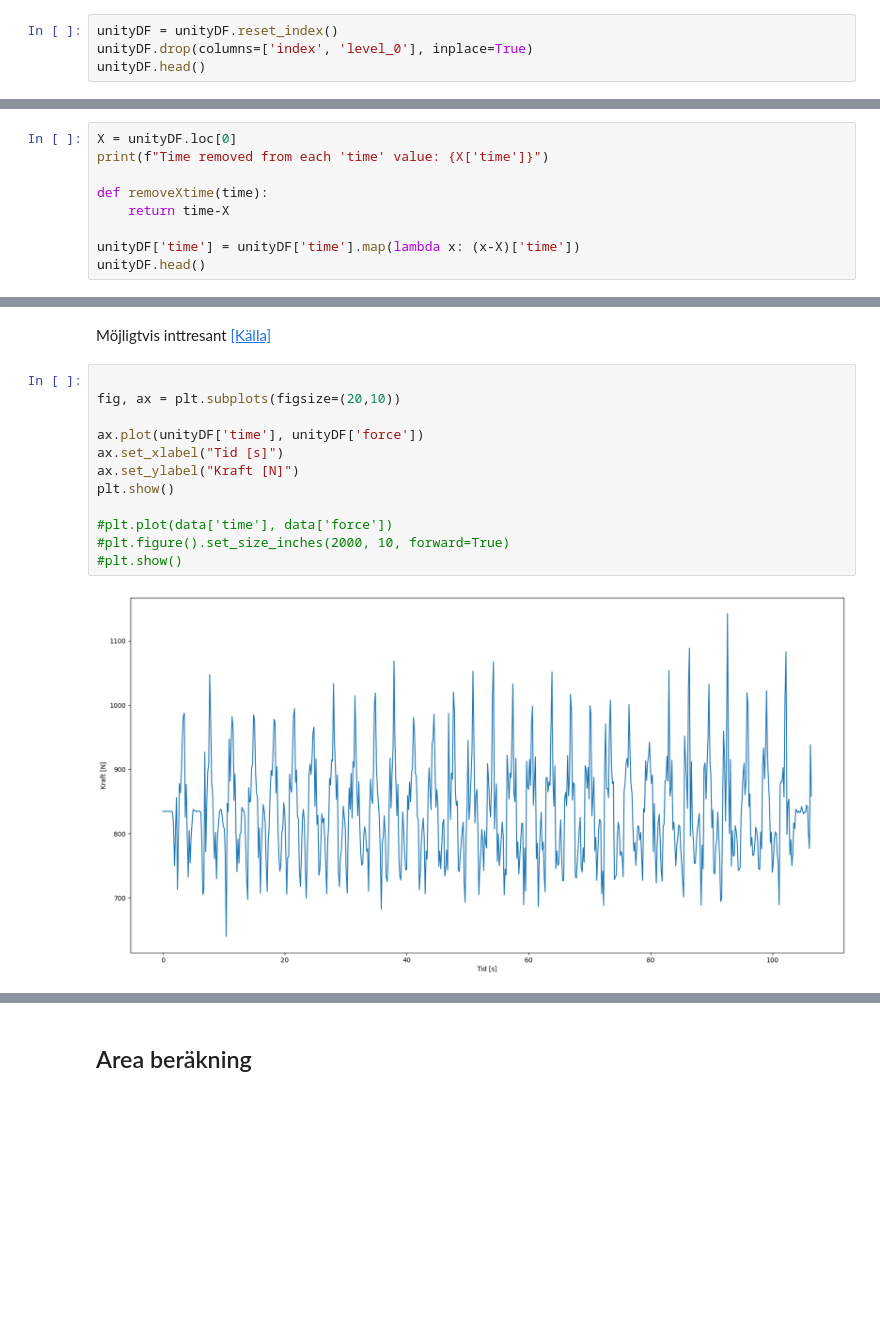
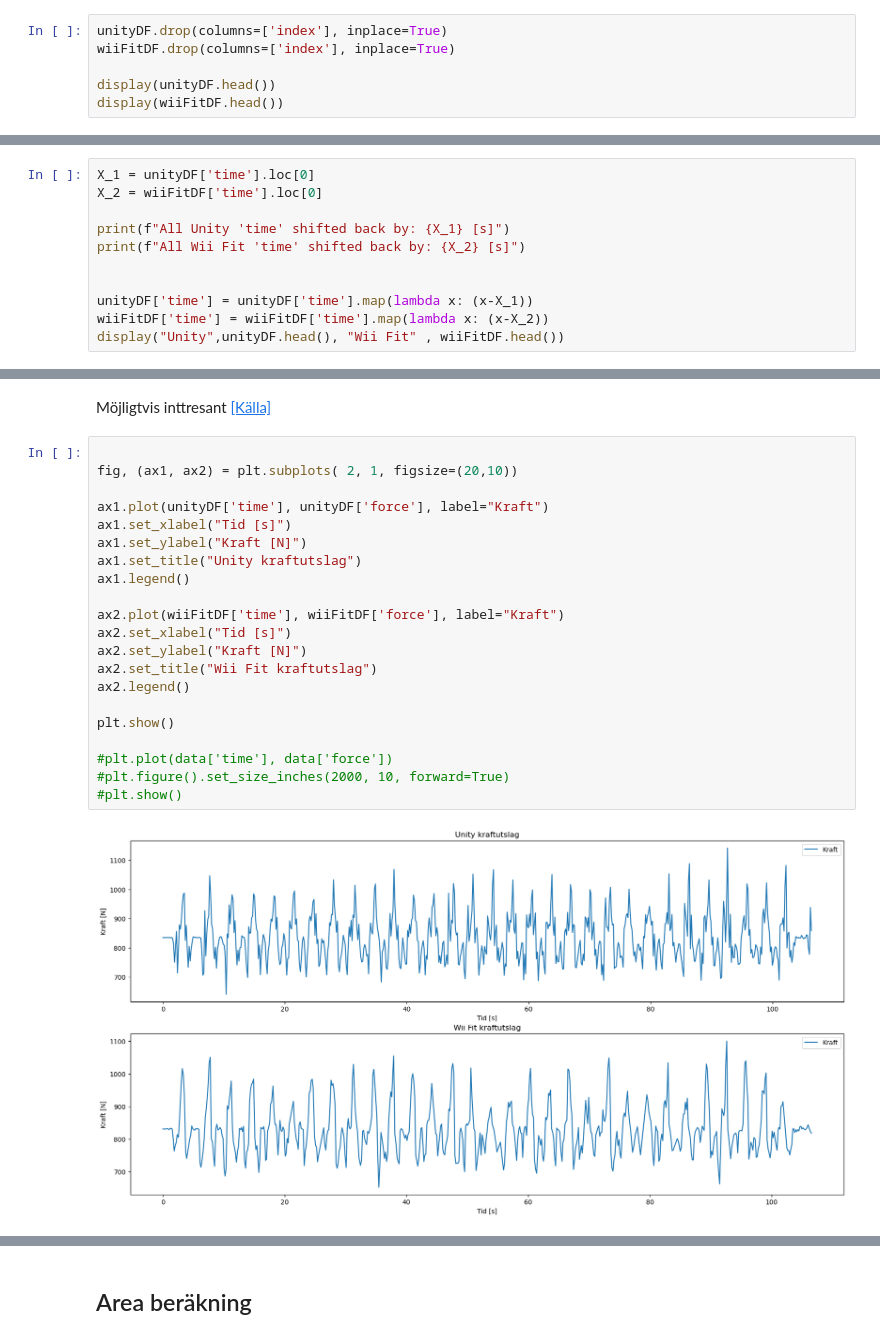
Before and after one commit to Pettson01/Examensarbete-force, a Jupyter notebook: squats.ipynb, the cells around one changed output, grey strips where cells are left out. Saved outputs shown, nothing was run; the diff lists cells and outputs as text; blank space fills up the shorter version.

```diff
--- a/squats.ipynb
+++ b/squats.ipynb
@@ -25,9 +47,11 @@ unityDF = unityDF.reset_index()
 # %% [markdown]
 Tar bort dötid
 # %%
-unityDF = unityDF.reset_index()
-unityDF.drop(columns=['index', 'level_0'], inplace=True)
-unityDF.head()
+unityDF.drop(columns=['index'], inplace=True)
+wiiFitDF.drop(columns=['index'], inplace=True)
+
+display(unityDF.head())
+display(wiiFitDF.head())
 # %% [output]
 |  | time | force |
 | 0 | 3.34 | 834.79 |
@@ -38,9 +67,0 @@ unityDF.head()
-# %%
-X = unityDF.loc[0]
-print(f"Time removed from each 'time' value: {X['time']}")
-
-def removeXtime(time):
-    return time-X
-
-unityDF['time'] = unityDF['time'].map(lambda x: (x-X)['time'])
-unityDF.head()
@@ -54,0 +68,11 @@ Time removed from each 'time' value: 3.34
+# %%
+X_1 = unityDF['time'].loc[0]
+X_2 = wiiFitDF['time'].loc[0]
+
+print(f"All Unity 'time' shifted back by: {X_1} [s]")
+print(f"All Wii Fit 'time' shifted back by: {X_2} [s]")
+
+
+unityDF['time'] = unityDF['time'].map(lambda x: (x-X_1))
+wiiFitDF['time'] = wiiFitDF['time'].map(lambda x: (x-X_2))
+display("Unity",unityDF.head(), "Wii Fit" , wiiFitDF.head())
@@ -72,15 +118,24 @@ plt.show()
 Möjligtvis inttresant [[Källa]](https://matplotlib.org/stable/gallery/lines_bars_and_markers/fill_between_demo.html)
 # %%
 
-fig, ax = plt.subplots(figsize=(20,10))
+fig, (ax1, ax2) = plt.subplots( 2, 1, figsize=(20,10))
 
-ax.plot(unityDF['time'], unityDF['force'])
-ax.set_xlabel("Tid [s]")
-ax.set_ylabel("Kraft [N]")
+ax1.plot(unityDF['time'], unityDF['force'], label="Kraft")
+ax1.set_xlabel("Tid [s]")
+ax1.set_ylabel("Kraft [N]")
+ax1.set_title("Unity kraftutslag")
+ax1.legend()
+
+ax2.plot(wiiFitDF['time'], wiiFitDF['force'], label="Kraft")
+ax2.set_xlabel("Tid [s]")
+ax2.set_ylabel("Kraft [N]")
+ax2.set_title("Wii Fit kraftutslag")
+ax2.legend()
+
 plt.show()
 
 #plt.plot(data['time'], data['force'])
 #plt.figure().set_size_inches(2000, 10, forward=True)
 #plt.show()
 # %% [output]
-[figure, old version]
+[figure, new version]
```
Also changed, not shown: parts of 17 cells of this notebook, 1 other file.
